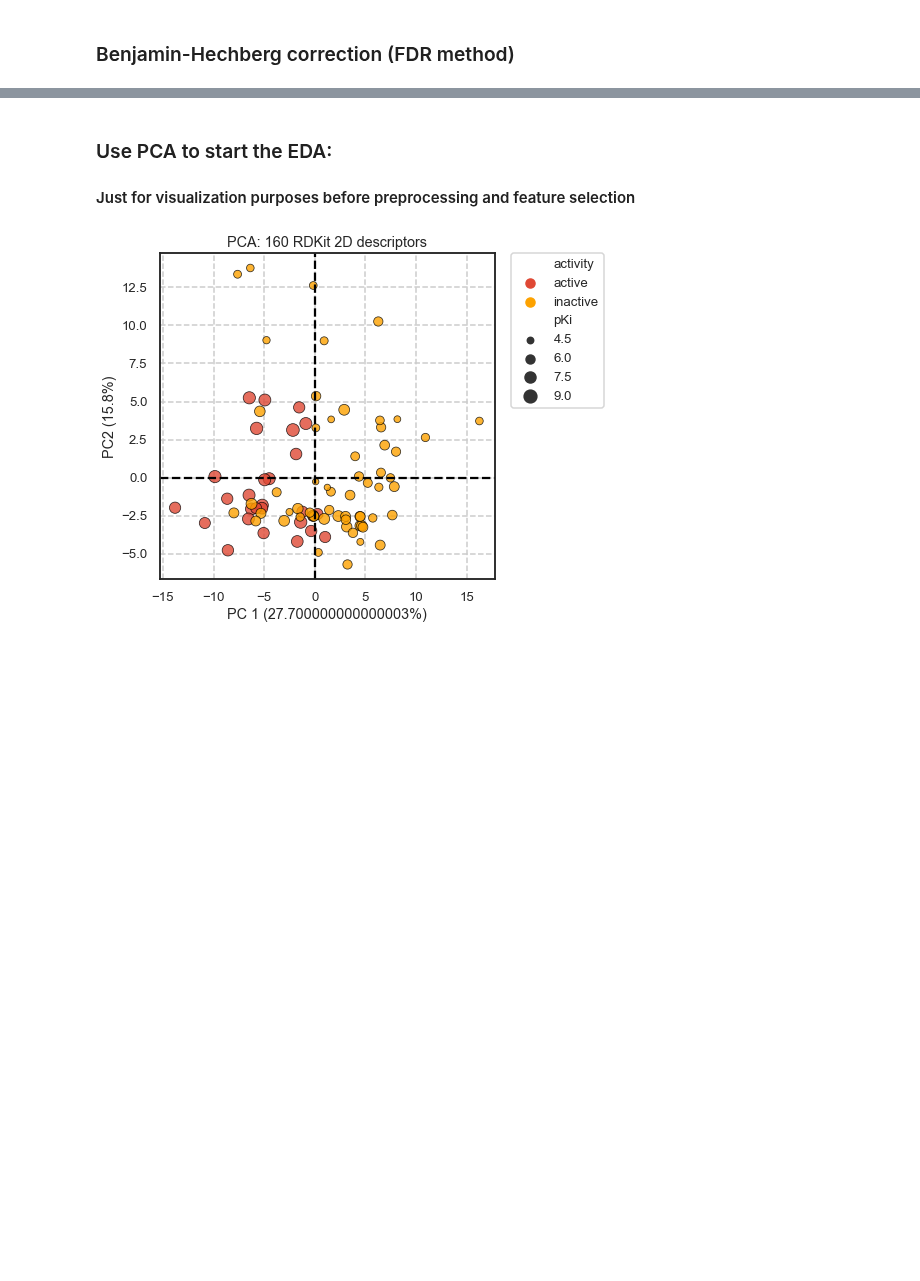
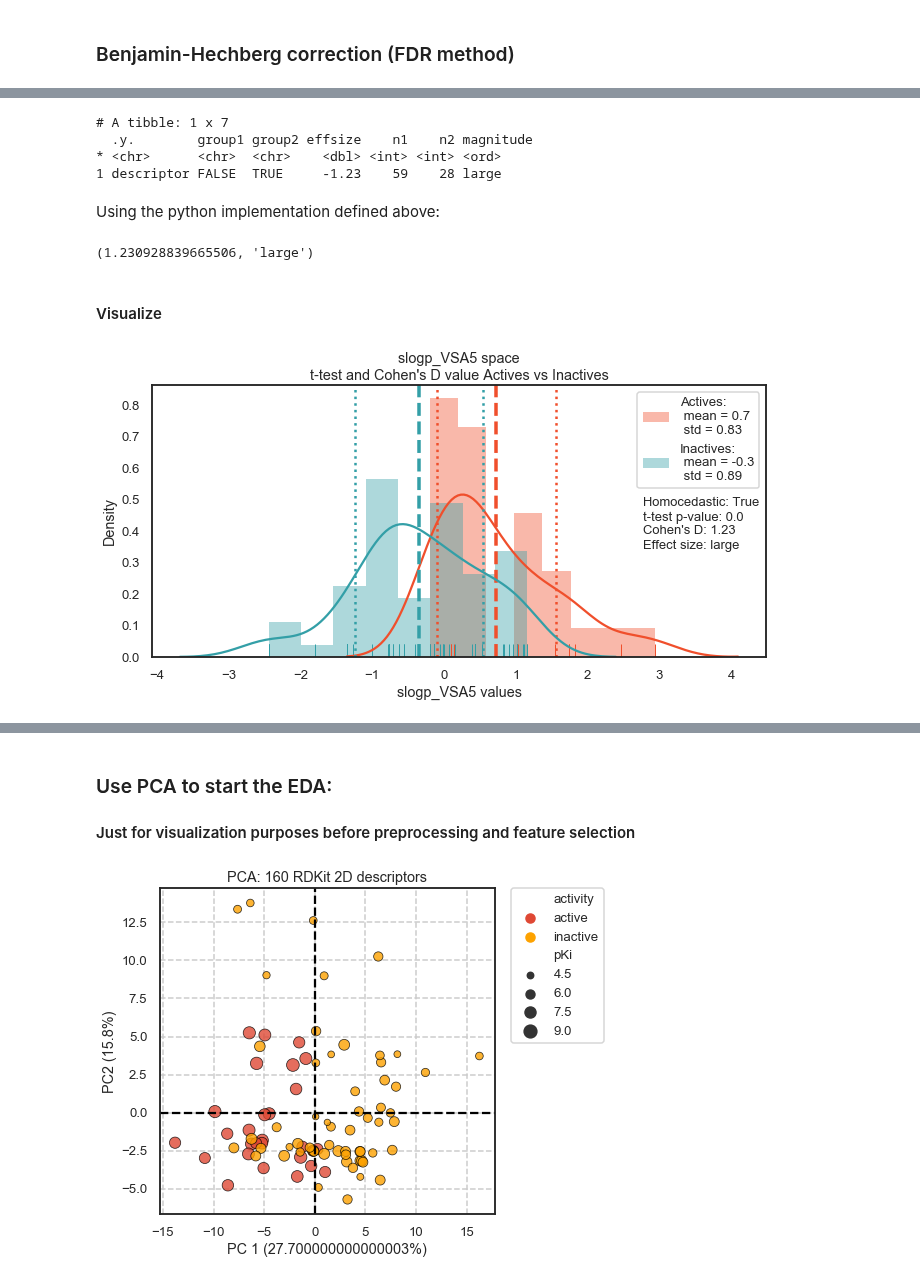
Before and after one commit to jRicciL/ERK2_notebooks, a Jupyter notebook: X_Reviewing_Fourches_work/7_2DRDKit_Analysis.ipynb, the cells around one changed output, grey strips where cells are left out. Drawn from its saved outputs; the diff is of its cells as text; code cells hidden in the pictures; blank space fills up the shorter version.

```diff
--- a/X_Reviewing_Fourches_work/7_2DRDKit_Analysis.ipynb
+++ b/X_Reviewing_Fourches_work/7_2DRDKit_Analysis.ipynb
@@ -573,0 +569,69 @@ NameError: name 'I' is not defined
+# %%
+%%R -i X_rdk2d_std -i activity
+
+library(dplyr)
+descriptor_name = 'slogp_VSA5'
+activity = as.vector(activity == 1)
+descriptors <- X_rdk2d_std[descriptor_name]
+descriptors['Activity'] <- activity
+colnames(descriptors) <- c('descriptor', 'Activity')
+
+# Compute cohens_d
+descriptors %>% rstatix::cohens_d(descriptor ~ Activity, var.equal = TRUE)
+# %% [output]
+# A tibble: 1 x 7
+  .y.        group1 group2 effsize    n1    n2 magnitude
+* <chr>      <chr>  <chr>    <dbl> <int> <int> <ord>
+1 descriptor FALSE  TRUE     -1.23    59    28 large
+# %% [markdown]
+Using the python implementation defined above:
+# %%
+activity = df_erk2_mols.activity
+df_ = X_rdk2d_corr
+descriptor = 'slogp_VSA5'
+actives = df_.loc[activity == True, descriptor]
+inactives = df_.loc[activity == False, descriptor]
+
+calc_cohens_D(actives, inactives, True)
+# %% [output]
+(1.230928839665506, 'large')
+# %% [markdown]
+#### Visualize
+# %%
+def plot_hist(df, descriptor):
+    actives = df.loc[activity == True, descriptor]
+    inactives = df.loc[activity == False, descriptor]
+
+    # Statistics
+    _, l_p_value = levene(inactives, actives, center='mean')
+    homocedastic = l_p_value > 0.05
+    homo_var = 'pooled' if homocedastic else 'unequal'
+    _, t_pvalue, _ = ttest_ind(inactives, actives, alternative = 'two-sided', usevar = homo_var)
+    cohens_d, effect_size = calc_cohens_D(inactives, actives, equal_var = homocedastic)
+    # Plot
+    fig, ax = plt.subplots(figsize=(11, 5))
+    for values, color, label in zip([actives, inactives],
+                                    ['#f04f2c', '#339fa7'],
+                                    ['Actives', 'Inactives']):
+        mean = values.mean().round(1)
+        std = values.std().round(2)
+        sns.distplot(values, bins=8, norm_hist=False, ax=ax, color=color,
+                     hist=True, label= f'{label}:\n mean = {mean}\n std = {std}',
+                     rug=True,
+                     hist_kws=dict(edgecolor="none"))
+        # Draw menas and stds
+        ax.axvline(x= values.mean(), color=color, linestyle='--', linewidth=3.5)
+        ax.axvline(x= values.mean() - values.std(), color=color, linestyle=':', linewidth=2.5)
+        ax.axvline(x= values.mean() + values.std(), color=color, linestyle=':', linewidth=2.5)
+    ax.set(title=f"{descriptor} space\nt-test and Cohen's D value Actives vs Inactives",
+           ylabel='Density', xlabel=f'{descriptor} values')
+    x_pos = max(inactives)
+    ax.text(0.8, 0.4, s=f"Homocedastic: {homocedastic}\nt-test p-value: {round(t_pvalue, 3)}\n" + \
+            f"Cohen's D: {round(cohens_d, 2)}\nEffect size: {effect_size}",
+            transform=ax.transAxes, fontsize=13)
+    ax.legend()
+    plt.show()
+# %%
+plot_hist(X_rdk2d_std, 'slogp_VSA5')
+# %% [output]
+[figure, added]
```
Also changed, not shown: parts of 25 cells of this notebook.
